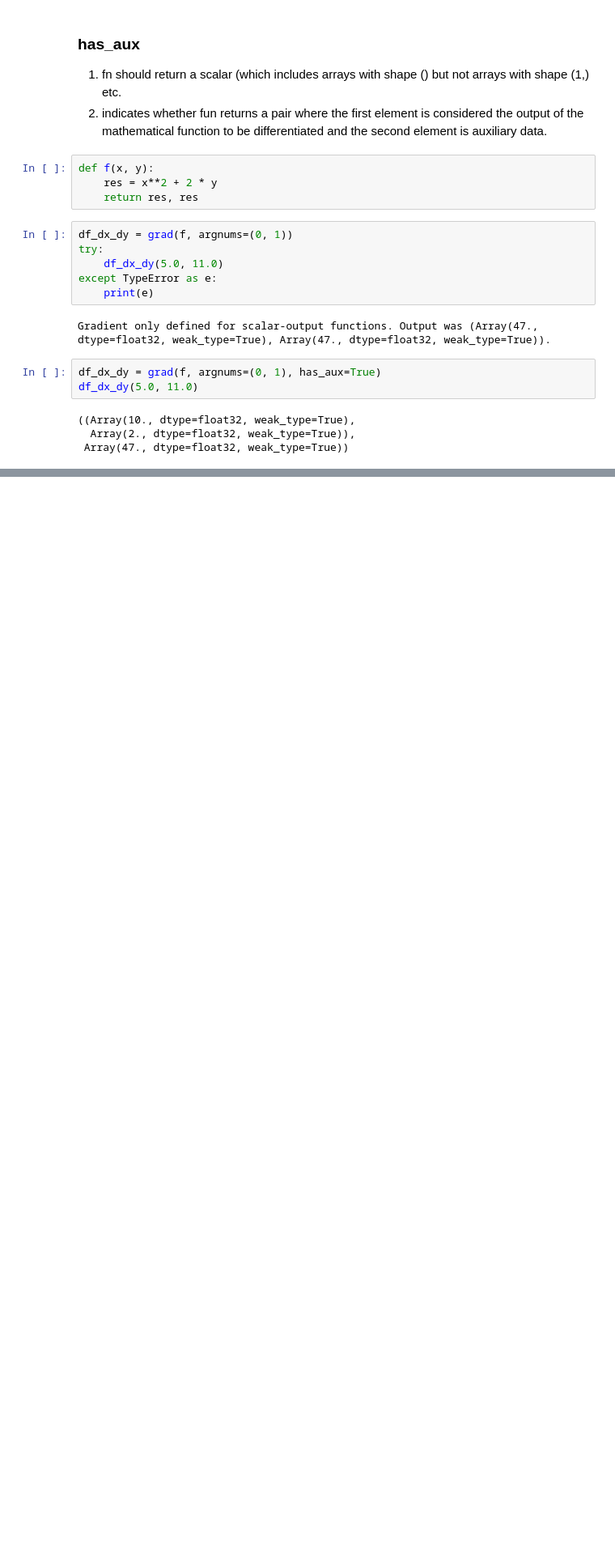
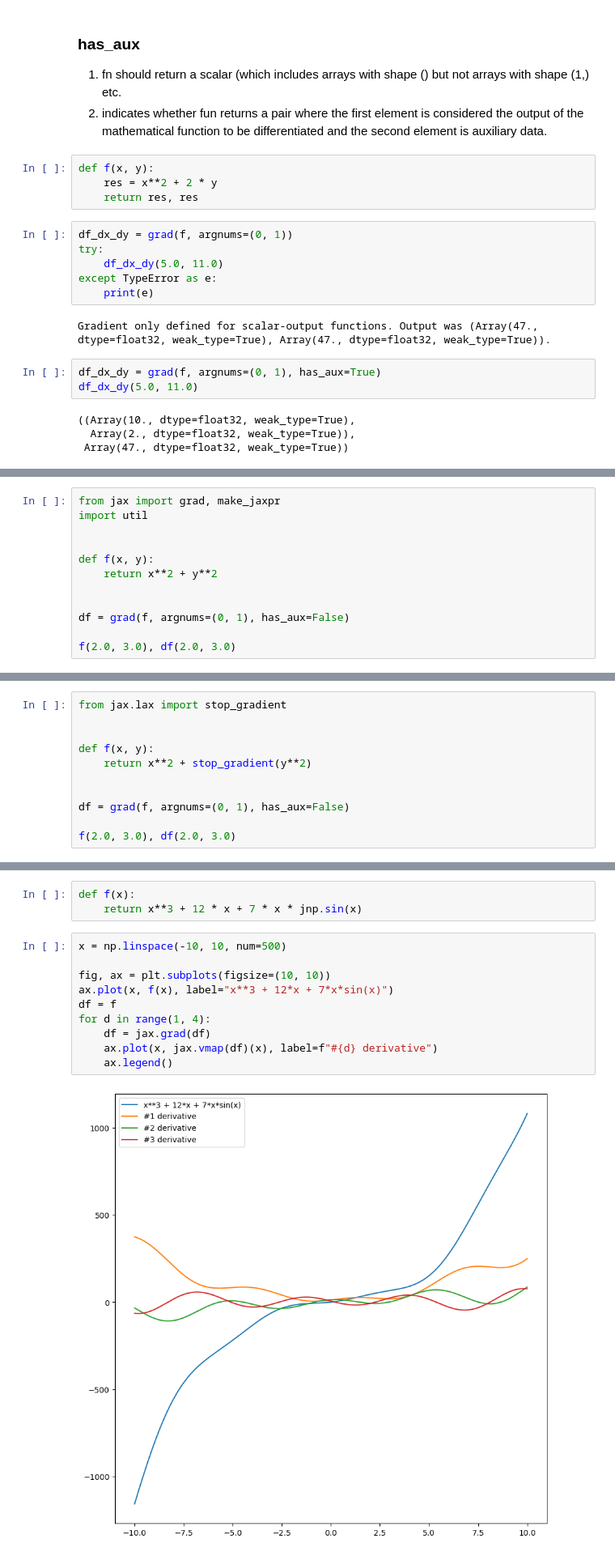
Before and after one commit to Lashi0812/JAX, a Jupyter notebook: src/05_auto_diff.ipynb, the cells around one changed output, grey strips where cells are left out. Shown at 81% size. Cells and saved outputs as stored; diff of their text form; blank space fills up the shorter version.

Commit message:
auto grad

```diff
--- a/src/05_auto_diff.ipynb
+++ b/src/05_auto_diff.ipynb
@@ -332,0 +343,12 @@ df_dx_dy(5.0, 11.0)
+# %%
+from jax import grad, make_jaxpr
+import util
+
+
+def f(x, y):
+    return x**2 + y**2
+
+
+df = grad(f, argnums=(0, 1), has_aux=False)
+
+f(2.0, 3.0), df(2.0, 3.0)
@@ -332,0 +377,11 @@ df_dx_dy(5.0, 11.0)
+# %%
+from jax.lax import stop_gradient
+
+
+def f(x, y):
+    return x**2 + stop_gradient(y**2)
+
+
+df = grad(f, argnums=(0, 1), has_aux=False)
+
+f(2.0, 3.0), df(2.0, 3.0)
@@ -332,0 +417,15 @@ df_dx_dy(5.0, 11.0)
+# %%
+def f(x):
+    return x**3 + 12 * x + 7 * x * jnp.sin(x)
+# %%
+x = np.linspace(-10, 10, num=500)
+
+fig, ax = plt.subplots(figsize=(10, 10))
+ax.plot(x, f(x), label="x**3 + 12*x + 7*x*sin(x)")
+df = f
+for d in range(1, 4):
+    df = jax.grad(df)
+    ax.plot(x, jax.vmap(df)(x), label=f"#{d} derivative")
+    ax.legend()
+# %% [output]
+[figure, added]
```
Also changed, not shown: parts of 32 cells of this notebook.
